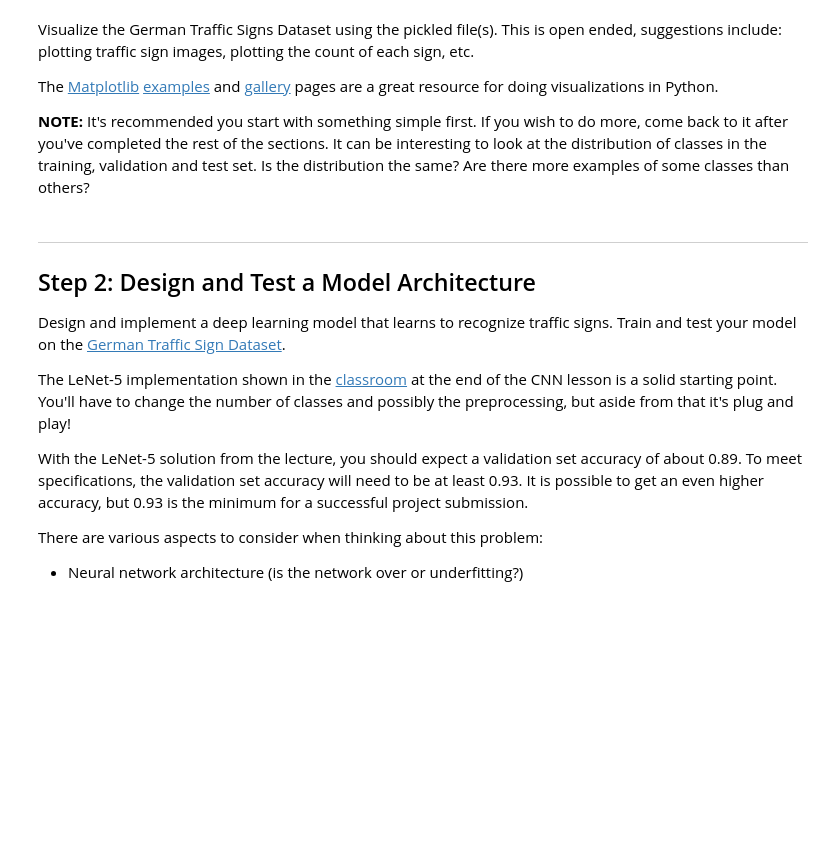
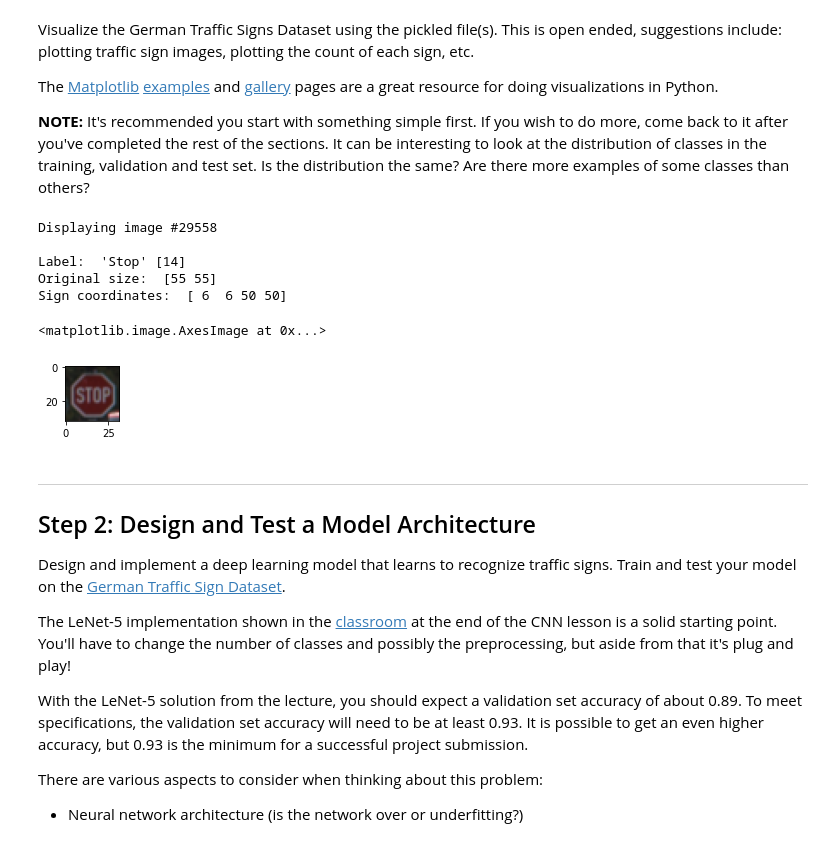
Before and after one commit to flsilves/CarND-Traffic-Sign-Classifier-Project, a Jupyter notebook: Traffic_Sign_Classifier.ipynb, the cells around one changed output. Cells and saved outputs as stored; diff of their text form; code cells hidden in the pictures; blank space fills up the shorter version.

```diff
--- a/Traffic_Sign_Classifier.ipynb
+++ b/Traffic_Sign_Classifier.ipynb
@@ -27,4 +27,9 @@ X_train, y_train = train['features'], train['labels']
 X_valid, y_valid = valid['features'], valid['labels']
 X_test, y_test = test['features'], test['labels']
 
+sizes_train, coord_train = train['sizes'], train['coords']
+sizes_valid, coord_valid = valid['sizes'], valid['coords']
+sizes_test, coord_test = test['sizes'], test['coords']
+
+
 print("Datasets loaded successfully")
@@ -91,3 +99,41 @@ import matplotlib.pyplot as plt
+# %%
+# Display random input from the dataset
+import csv
+import random
+import matplotlib.pyplot as plt
+%matplotlib inline
+
+signnames = {}
+
+with open('signnames.csv', mode='r') as infile:
+    reader = csv.reader(infile)
+    for row in reader:
+        signnames[row[0]] = row[1]
+
+
+idx = random.randint(0, n_train-1)
+label_id = y_train[idx]
+label_name = signnames[str(label_id)]
+feature = X_train[idx]
+
+original_size = sizes_train[idx]
+sign_coordinates = coord_train[idx]
+
+print("Displaying image #{:d}\n".format(idx))
+print("Label:  '{:s}' [{:d}]".format(label_name, label_id ))
+print("Original size: ", original_size)
+print("Sign coordinates: ", sign_coordinates)
+
+plt.figure(figsize=(1,1))
+plt.imshow(feature)
+# %% [output]
+Displaying image #29558
+
+Label:  'Stop' [14]
+Original size:  [55 55]
+Sign coordinates:  [ 6  6 50 50]
+<matplotlib.image.AxesImage at 0x...>
+[figure, added]
 # %% [markdown]
 ----
 
```
Also changed, not shown: parts of 3 cells of this notebook.
